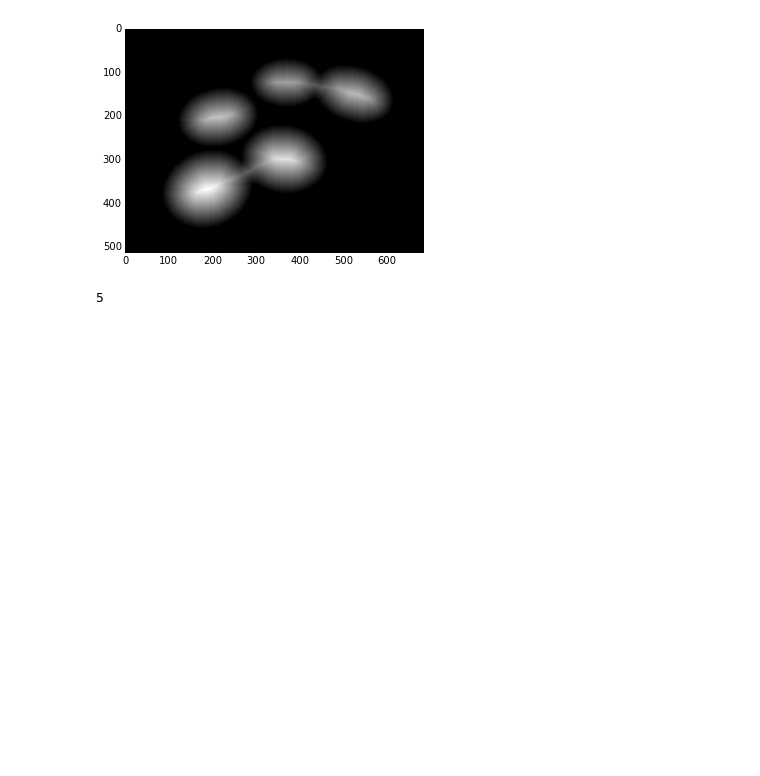
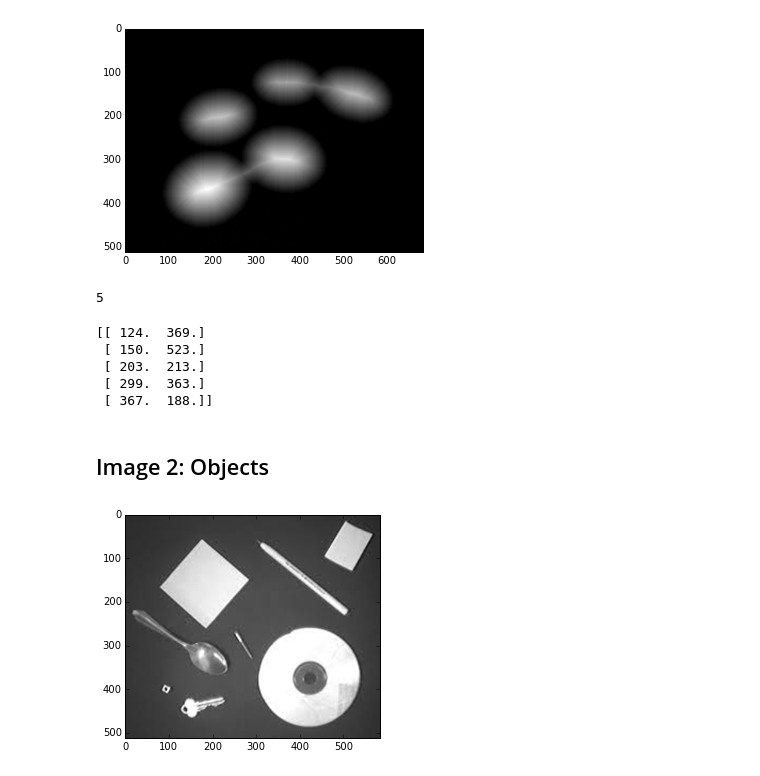
Before and after one commit to jhamski/IS602-Assignments-Fall2015, a Jupyter notebook: IS602_Assignment_8/Assignment_8.ipynb, the cells around one changed output. Drawn from its saved outputs; the diff is of its cells as text; code cells hidden in the pictures; blank space fills up the shorter version.

Commit message:
'Objects' image build-out

```diff
--- a/IS602_Assignment_8/Assignment_8.ipynb
+++ b/IS602_Assignment_8/Assignment_8.ipynb
@@ -37,0 +37,17 @@ print labeled
+# %%
+centers = mh.center_of_mass(circles, labels)[1:]
+print centers
+# %% [output]
+[[ 124.  369.]
+ [ 150.  523.]
+ [ 203.  213.]
+ [ 299.  363.]
+ [ 367.  188.]]
+# %% [markdown]
+## Image 2: Objects
+# %%
+objects = mh.imread('objects.png')
+pylab.imshow(objects)
+pylab.show()
+# %% [output]
+[figure, added]
```
Also changed, not shown: parts of 11 cells of this notebook.
